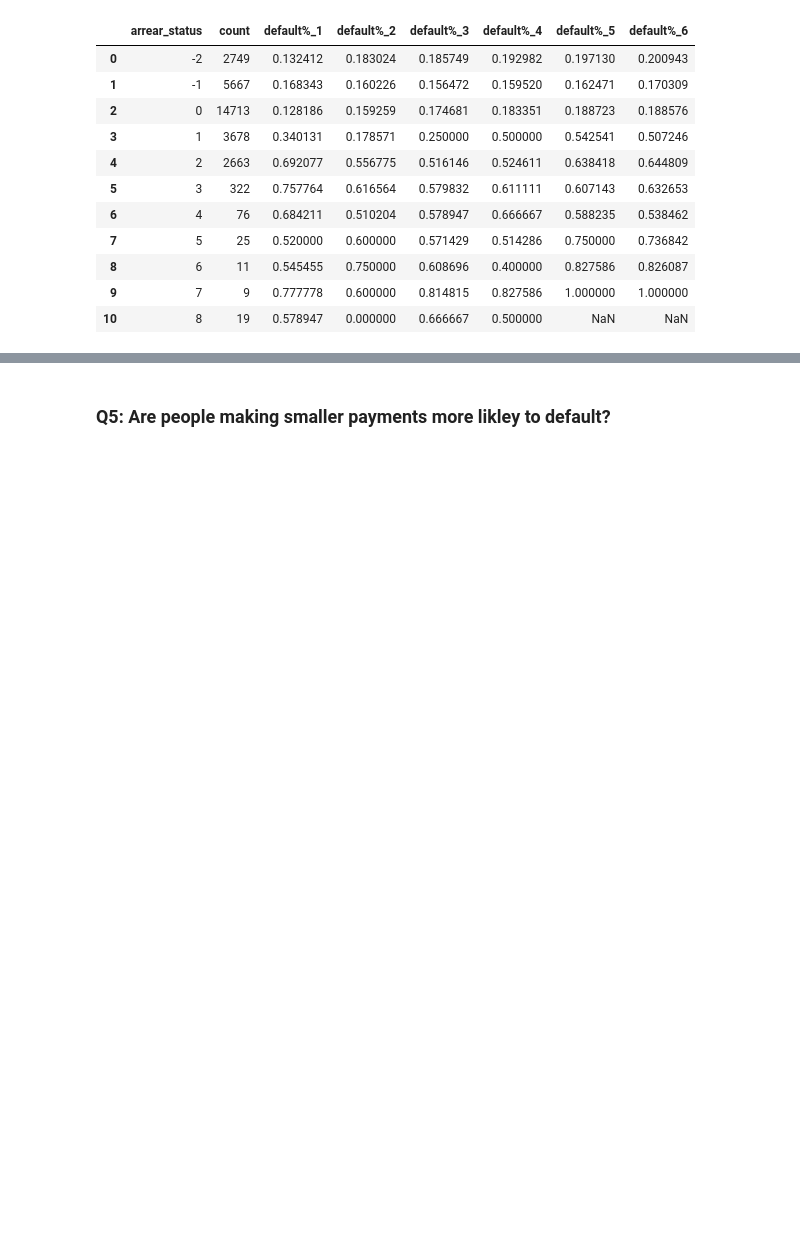
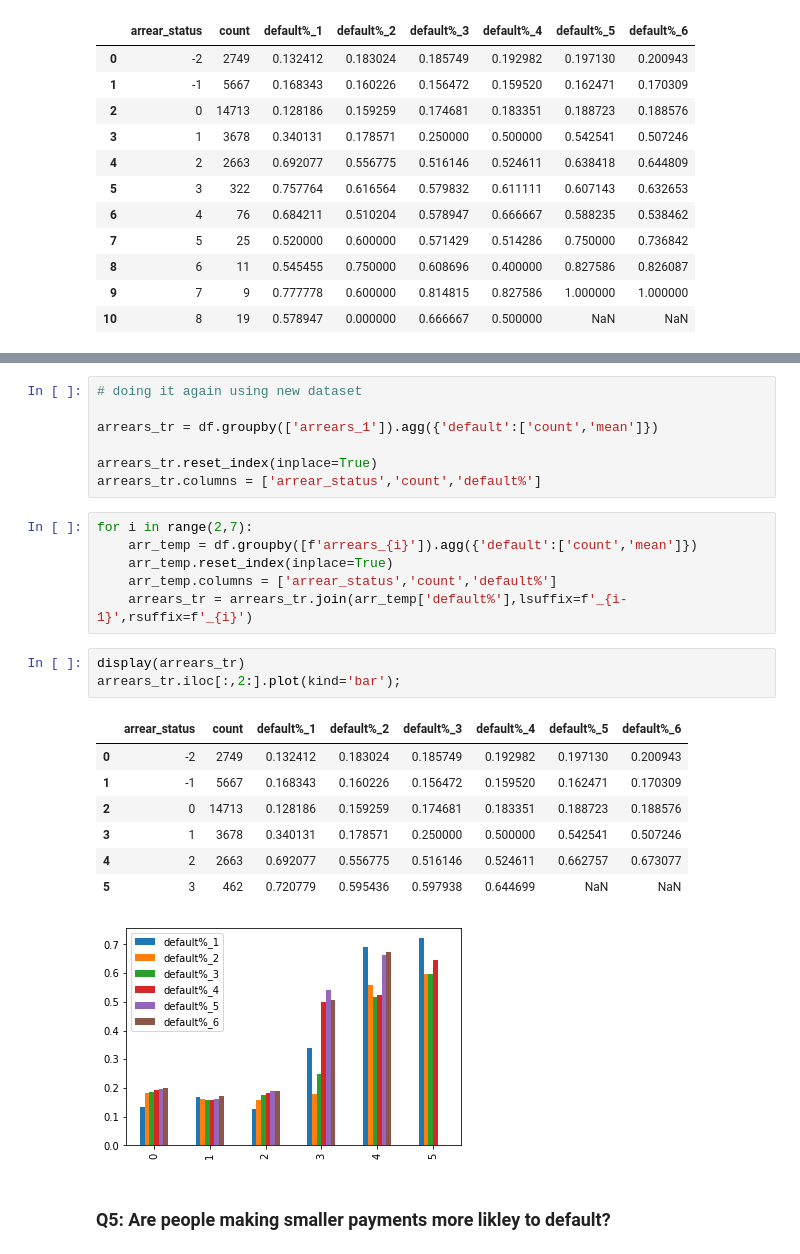
Before and after one commit to tinacliu/mod5_project, a Jupyter notebook: EDA_graphs.ipynb, the cells around one changed output, grey strips where cells are left out. Saved outputs shown, nothing was run; the diff lists cells and outputs as text; blank space fills up the shorter version.

```diff
--- a/EDA_graphs.ipynb
+++ b/EDA_graphs.ipynb
@@ -218,3 +200,28 @@ df.head()
+# %%
+# doing it again using new dataset
+
+arrears_tr = df.groupby(['arrears_1']).agg({'default':['count','mean']})
+
+arrears_tr.reset_index(inplace=True)
+arrears_tr.columns = ['arrear_status','count','default%']
+# %%
+for i in range(2,7):
+    arr_temp = df.groupby([f'arrears_{i}']).agg({'default':['count','mean']})
+    arr_temp.reset_index(inplace=True)
+    arr_temp.columns = ['arrear_status','count','default%']
+    arrears_tr = arrears_tr.join(arr_temp['default%'],lsuffix=f'_{i-1}',rsuffix=f'_{i}')
+# %%
+display(arrears_tr)
+arrears_tr.iloc[:,2:].plot(kind='bar');
+# %% [output]
+|  | arrear_status | count | default%_1 | default%_2 | default%_3 | default%_4 | default%_5 | default%_6 |
+| 0 | -2 | 2749 | 0.132412 | 0.183024 | 0.185749 | 0.192982 | 0.197130 | 0.200943 |
+| 1 | -1 | 5667 | 0.168343 | 0.160226 | 0.156472 | 0.159520 | 0.162471 | 0.170309 |
+| 2 | 0 | 14713 | 0.128186 | 0.159259 | 0.174681 | 0.183351 | 0.188723 | 0.188576 |
+| 3 | 1 | 3678 | 0.340131 | 0.178571 | 0.250000 | 0.500000 | 0.542541 | 0.507246 |
+| 4 | 2 | 2663 | 0.692077 | 0.556775 | 0.516146 | 0.524611 | 0.662757 | 0.673077 |
+| 5 | 3 | 462 | 0.720779 | 0.595436 | 0.597938 | 0.644699 | NaN | NaN |
+[figure, added]
 # %% [markdown]
 <h3> Q5: Are people making smaller payments more likley to default?</h3>
 # %%
```
Also changed, not shown: parts of 25 cells of this notebook, 2 other files.
